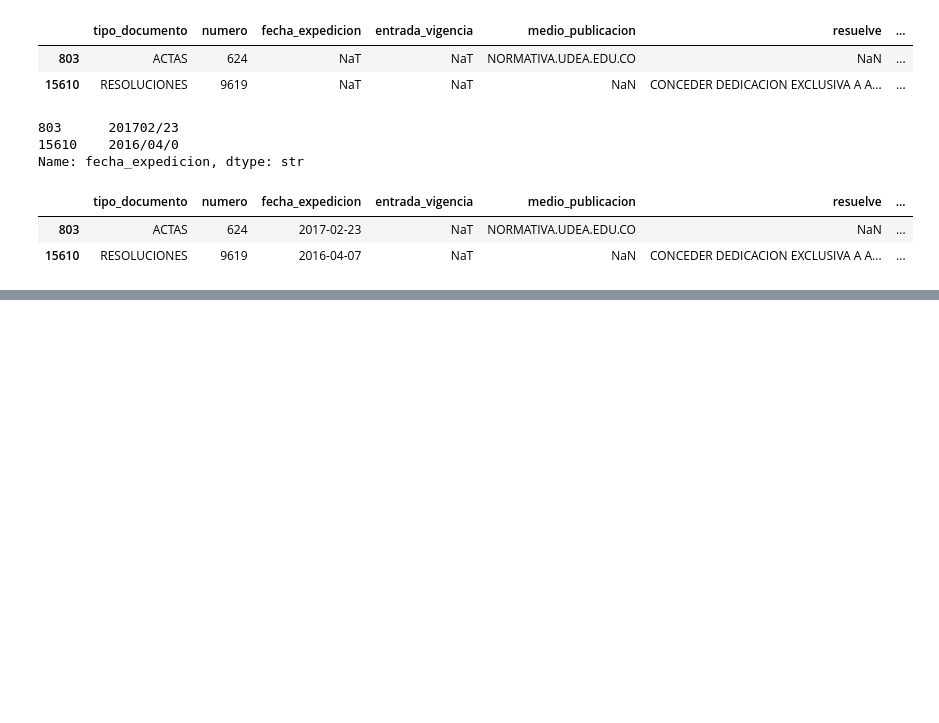
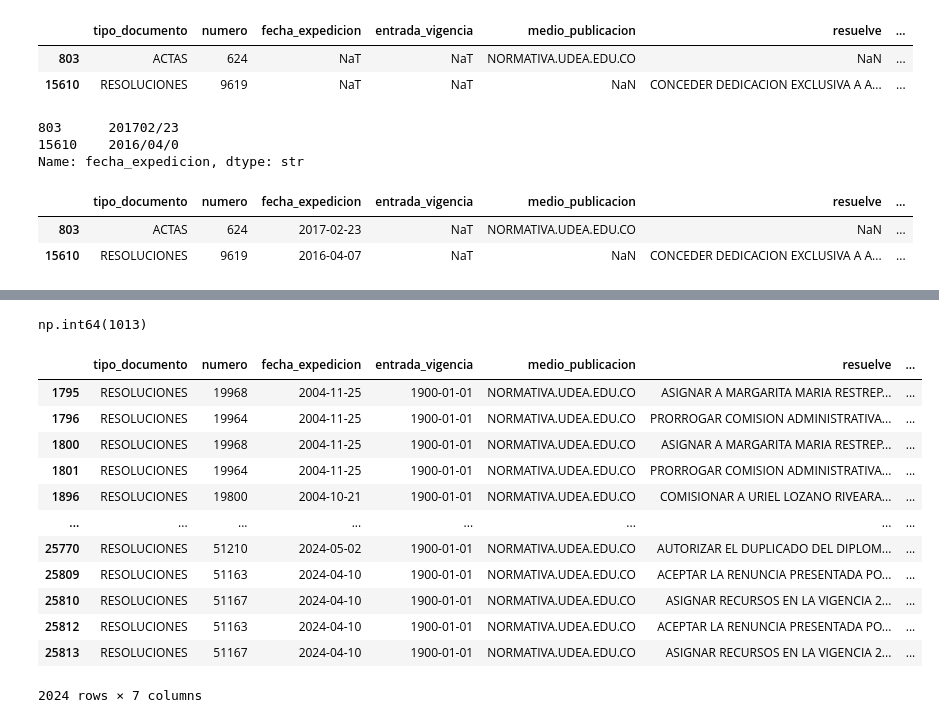
Before and after one commit to jhoanmoreno-94/Modelo_computacional, a Jupyter notebook: preprocesamiento_datos.ipynb, the cells around one changed output, grey strips where cells are left out. Drawn from its saved outputs; the diff is of its cells as text; code cells hidden in the pictures; blank space fills up the shorter version.

```diff
--- a/preprocesamiento_datos.ipynb
+++ b/preprocesamiento_datos.ipynb
@@ -158,0 +177,5 @@ dtype: int64
+# %%
+df['entrada_vigencia'] = df['entrada_vigencia'].fillna('1900-01-01').apply(pd.to_datetime, errors='coerce')
+df['medio_publicacion'] = df['medio_publicacion'].fillna('No registrado')
+df['normas_relacionadas'] = df['normas_relacionadas'].fillna('No registradas')
+df.dropna(subset=['resuelve'], inplace=True)
@@ -158,0 +210,20 @@ dtype: int64
+# %%
+df.duplicated().sum()
+# %% [output]
+np.int64(1013)
+# %%
+df.loc[df.duplicated(keep=False)]
+# %% [output]
+|  | tipo_documento | numero | fecha_expedicion | entrada_vigencia | medio_publicacion | resuelve | ... |
+| 1795 | RESOLUCIONES | 19968 | 2004-11-25 | 1900-01-01 | NORMATIVA.UDEA.EDU.CO | ASIGNAR A MARGARITA MARIA RESTREP... | ... |
+| 1796 | RESOLUCIONES | 19964 | 2004-11-25 | 1900-01-01 | NORMATIVA.UDEA.EDU.CO | PRORROGAR COMISION ADMINISTRATIVA... | ... |
+| 1800 | RESOLUCIONES | 19968 | 2004-11-25 | 1900-01-01 | NORMATIVA.UDEA.EDU.CO | ASIGNAR A MARGARITA MARIA RESTREP... | ... |
+| 1801 | RESOLUCIONES | 19964 | 2004-11-25 | 1900-01-01 | NORMATIVA.UDEA.EDU.CO | PRORROGAR COMISION ADMINISTRATIVA... | ... |
+| 1896 | RESOLUCIONES | 19800 | 2004-10-21 | 1900-01-01 | NORMATIVA.UDEA.EDU.CO | COMISIONAR A URIEL LOZANO RIVEARA... | ... |
+| ... | ... | ... | ... | ... | ... | ... | ... |
+| 25770 | RESOLUCIONES | 51210 | 2024-05-02 | 1900-01-01 | NORMATIVA.UDEA.EDU.CO | AUTORIZAR EL DUPLICADO DEL DIPLOM... | ... |
+| 25809 | RESOLUCIONES | 51163 | 2024-04-10 | 1900-01-01 | NORMATIVA.UDEA.EDU.CO | ACEPTAR LA RENUNCIA PRESENTADA PO... | ... |
+| 25810 | RESOLUCIONES | 51167 | 2024-04-10 | 1900-01-01 | NORMATIVA.UDEA.EDU.CO | ASIGNAR RECURSOS EN LA VIGENCIA 2... | ... |
+| 25812 | RESOLUCIONES | 51163 | 2024-04-10 | 1900-01-01 | NORMATIVA.UDEA.EDU.CO | ACEPTAR LA RENUNCIA PRESENTADA PO... | ... |
+| 25813 | RESOLUCIONES | 51167 | 2024-04-10 | 1900-01-01 | NORMATIVA.UDEA.EDU.CO | ASIGNAR RECURSOS EN LA VIGENCIA 2... | ... |
+2024 rows × 7 columns
```
Also changed, not shown: parts of 14 cells of this notebook.
